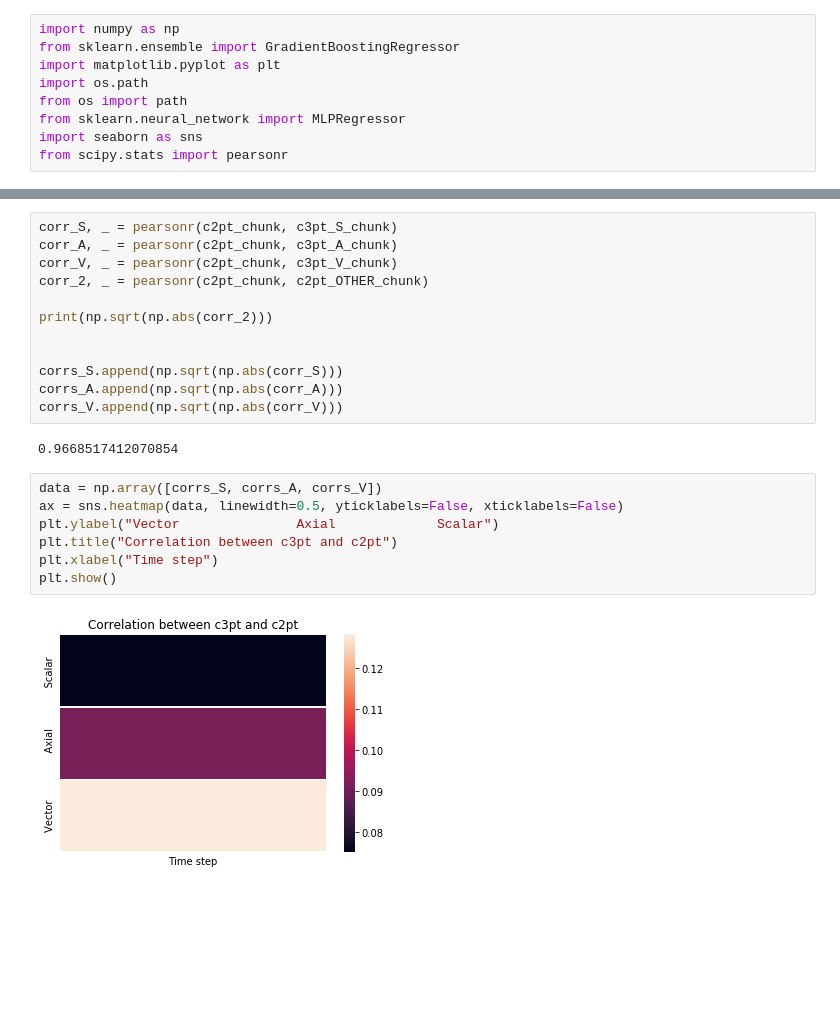
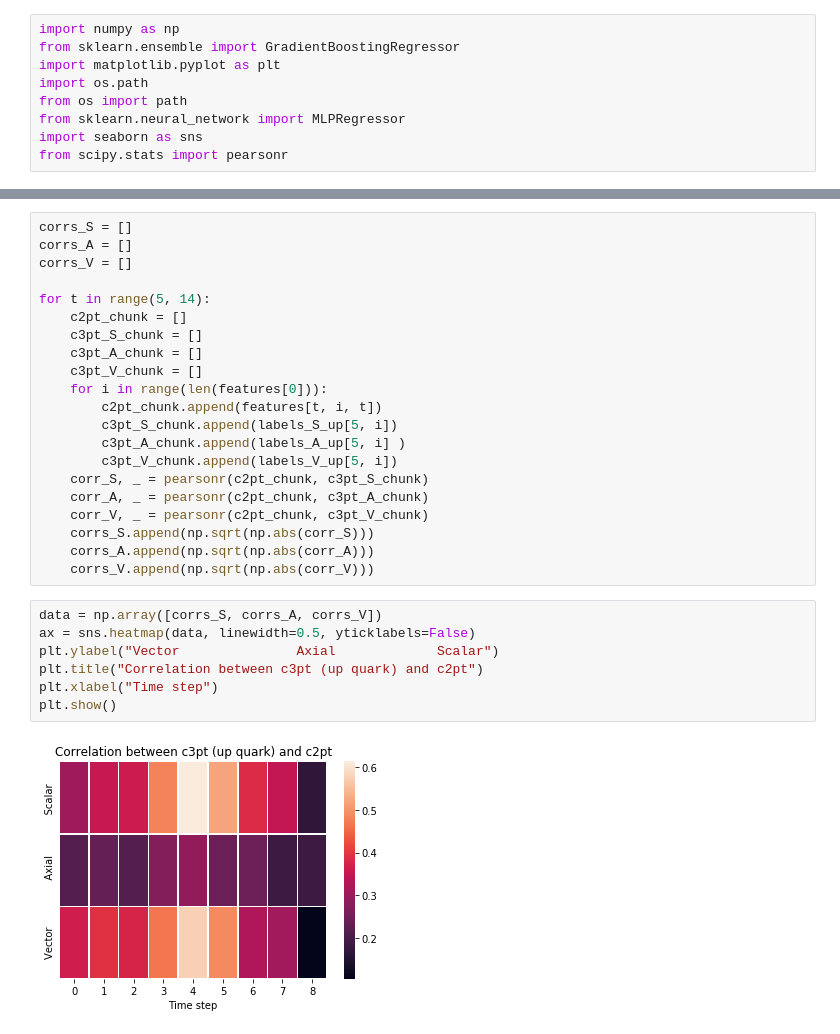
Before and after one commit to jacarolan/BNL_QCD_ML, a Jupyter notebook: ML/Python/Correlation Plots.ipynb, the cells around one changed output, grey strips where cells are left out. Saved outputs shown, nothing was run; the diff lists cells and outputs as text; blank space fills up the shorter version.

```diff
--- a/ML/Python/Correlation Plots.ipynb
+++ b/ML/Python/Correlation Plots.ipynb
@@ -108,23 +95,30 @@ for i in range(len(features)):
 # %%
-corr_S, _ = pearsonr(c2pt_chunk, c3pt_S_chunk)
-corr_A, _ = pearsonr(c2pt_chunk, c3pt_A_chunk)
-corr_V, _ = pearsonr(c2pt_chunk, c3pt_V_chunk)
-corr_2, _ = pearsonr(c2pt_chunk, c2pt_OTHER_chunk)
+corrs_S = []
+corrs_A = []
+corrs_V = []
 
-print(np.sqrt(np.abs(corr_2)))
-
-
-corrs_S.append(np.sqrt(np.abs(corr_S)))
-corrs_A.append(np.sqrt(np.abs(corr_A)))
-corrs_V.append(np.sqrt(np.abs(corr_V)))
+for t in range(5, 14):
+    c2pt_chunk = []
+    c3pt_S_chunk = []
+    c3pt_A_chunk = []
+    c3pt_V_chunk = []
+    for i in range(len(features[0])):
+        c2pt_chunk.append(features[t, i, t])
+        c3pt_S_chunk.append(labels_S_up[5, i])
+        c3pt_A_chunk.append(labels_A_up[5, i] )
+        c3pt_V_chunk.append(labels_V_up[5, i])
+    corr_S, _ = pearsonr(c2pt_chunk, c3pt_S_chunk)
+    corr_A, _ = pearsonr(c2pt_chunk, c3pt_A_chunk)
+    corr_V, _ = pearsonr(c2pt_chunk, c3pt_V_chunk)
+    corrs_S.append(np.sqrt(np.abs(corr_S)))
+    corrs_A.append(np.sqrt(np.abs(corr_A)))
+    corrs_V.append(np.sqrt(np.abs(corr_V)))
-# %% [output]
-0.9668517412070854
 # %%
 data = np.array([corrs_S, corrs_A, corrs_V])
-ax = sns.heatmap(data, linewidth=0.5, yticklabels=False, xticklabels=False)
+ax = sns.heatmap(data, linewidth=0.5, yticklabels=False)
 plt.ylabel("Vector               Axial             Scalar")
-plt.title("Correlation between c3pt and c2pt")
+plt.title("Correlation between c3pt (up quark) and c2pt")
 plt.xlabel("Time step")
 plt.show()
 # %% [output]
-[figure, old version]
+[figure, new version]
```
Also changed, not shown: parts of 5 cells of this notebook, 4 other files.
